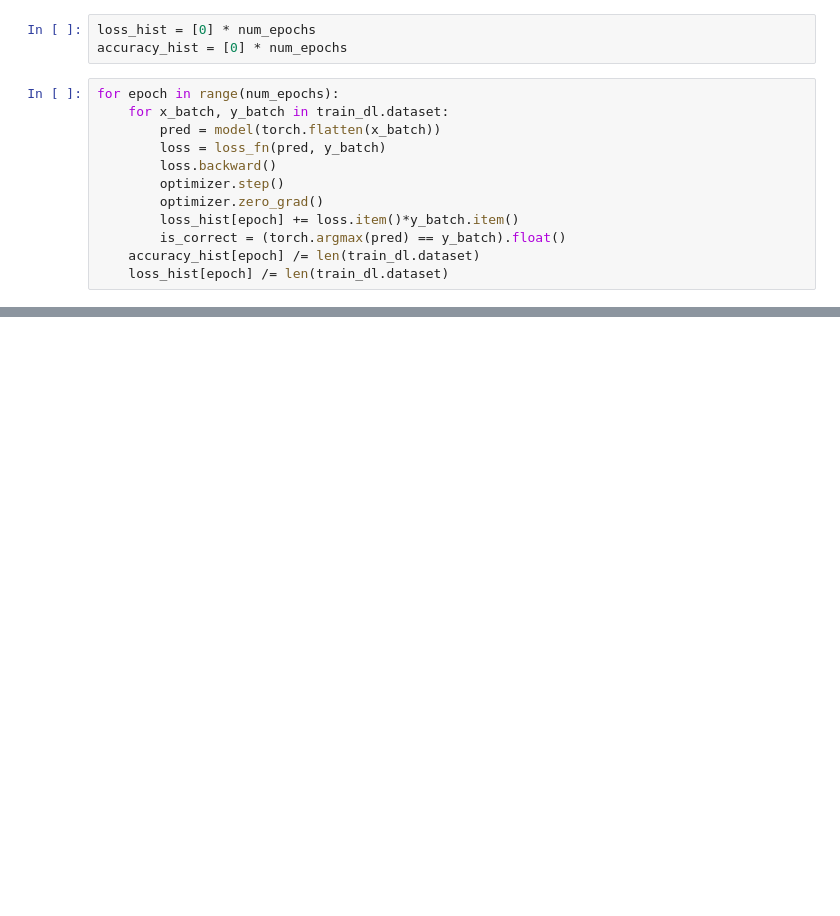
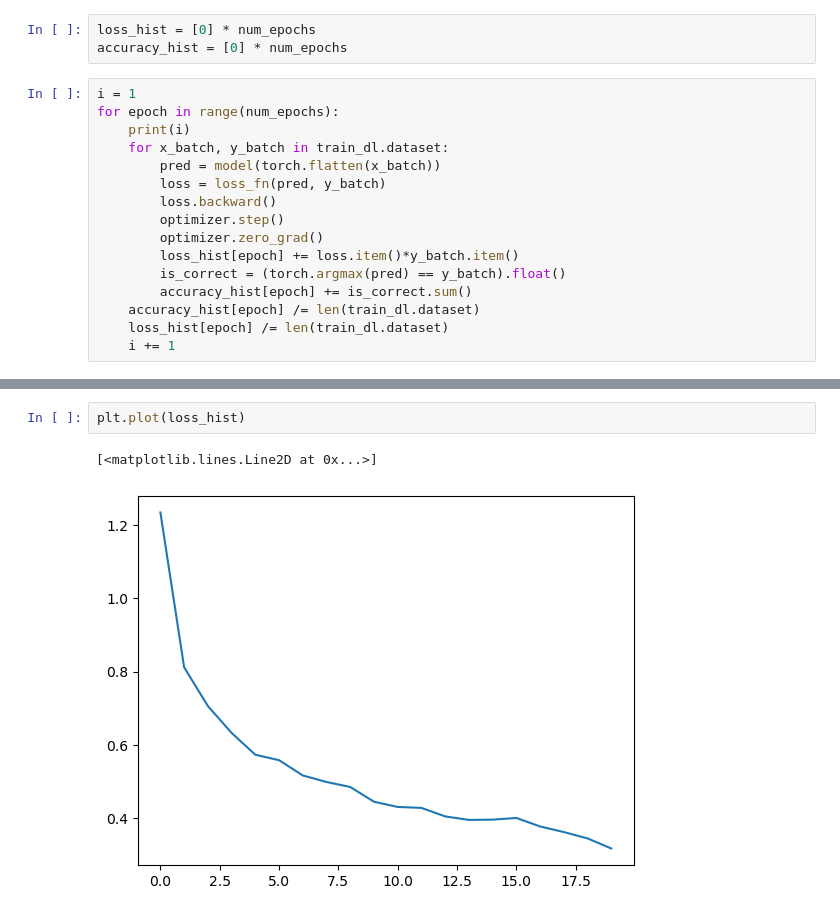
Before and after one commit to zzstephen/zzstephen, a Jupyter notebook: DL/mnist.ipynb, the cells around one changed output, grey strips where cells are left out. Cells and saved outputs as stored; diff of their text form; blank space fills up the shorter version.

```diff
--- a/DL/mnist.ipynb
+++ b/DL/mnist.ipynb
@@ -121,7 +125,9 @@ loss_fn = nn.CrossEntropyLoss()
 loss_hist = [0] * num_epochs
 accuracy_hist = [0] * num_epochs
 # %%
+i = 1
 for epoch in range(num_epochs):
+    print(i)
     for x_batch, y_batch in train_dl.dataset:
         pred = model(torch.flatten(x_batch))
         loss = loss_fn(pred, y_batch)
@@ -130,5 +136,7 @@ for epoch in range(num_epochs):
         optimizer.zero_grad()
         loss_hist[epoch] += loss.item()*y_batch.item()
         is_correct = (torch.argmax(pred) == y_batch).float()
+        accuracy_hist[epoch] += is_correct.sum()
     accuracy_hist[epoch] /= len(train_dl.dataset)
     loss_hist[epoch] /= len(train_dl.dataset)
+    i += 1
@@ -134,0 +164,5 @@ for epoch in range(num_epochs):
+# %%
+plt.plot(loss_hist)
+# %% [output]
+[<matplotlib.lines.Line2D at 0x...>]
+[figure, added]
```
Also changed, not shown: parts of 22 cells of this notebook.
